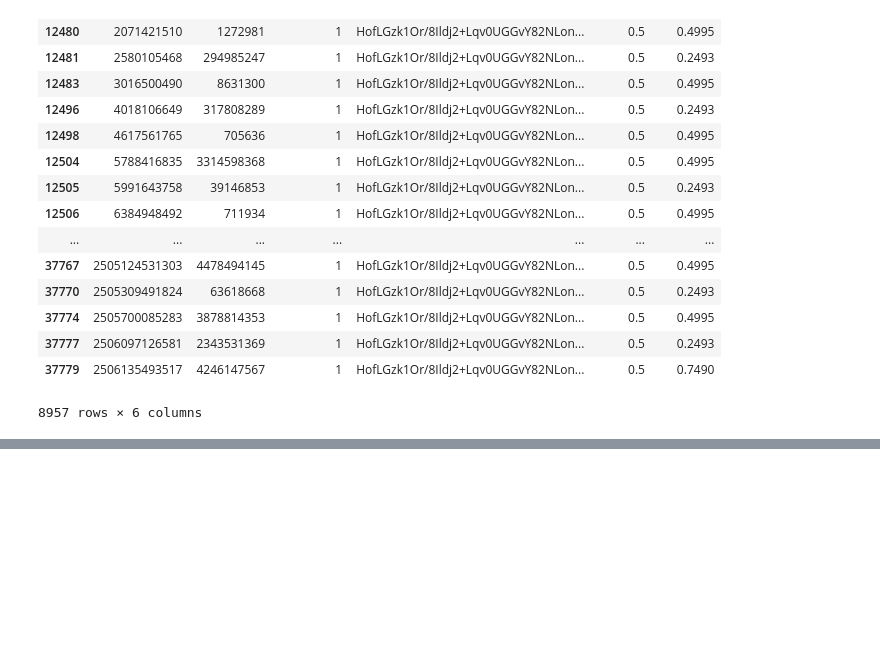
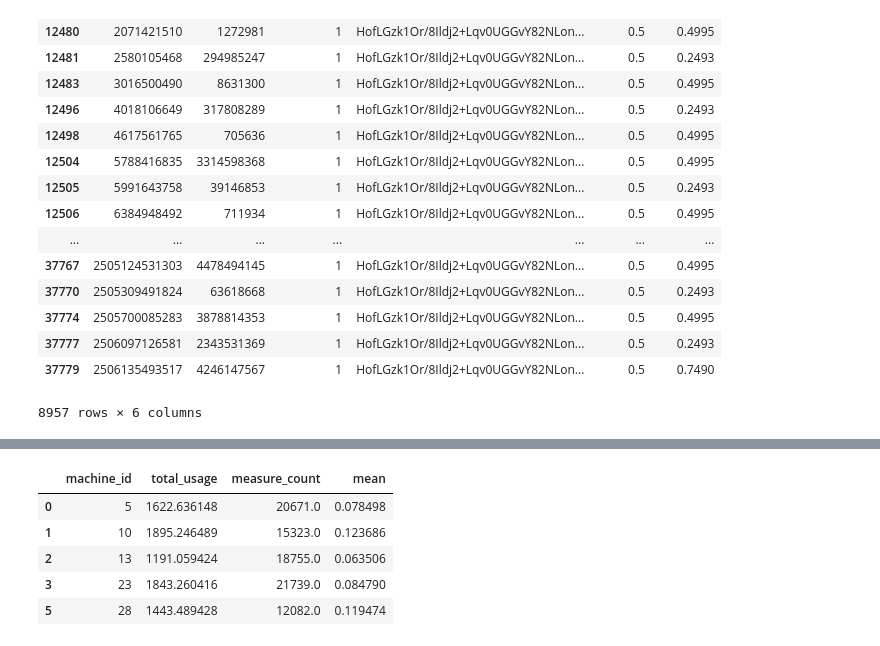
Before and after one commit to faizaan09/google-trace-analysis, a Jupyter notebook: explore.ipynb, the cells around one changed output, grey strips where cells are left out. Saved outputs shown, nothing was run; the diff lists cells and outputs as text; code cells hidden in the pictures; blank space fills up the shorter version.

```diff
--- a/explore.ipynb
+++ b/explore.ipynb
@@ -309,0 +211,9 @@ df
+# %%
+mean_machine_usage.head()
+# %% [output]
+|  | machine_id | total_usage | measure_count | mean |
+| 0 | 5 | 1622.636148 | 20671.0 | 0.078498 |
+| 1 | 10 | 1895.246489 | 15323.0 | 0.123686 |
+| 2 | 13 | 1191.059424 | 18755.0 | 0.063506 |
+| 3 | 23 | 1843.260416 | 21739.0 | 0.084790 |
+| 5 | 28 | 1443.489428 | 12082.0 | 0.119474 |
```
Also changed, not shown: parts of 19 cells of this notebook.
